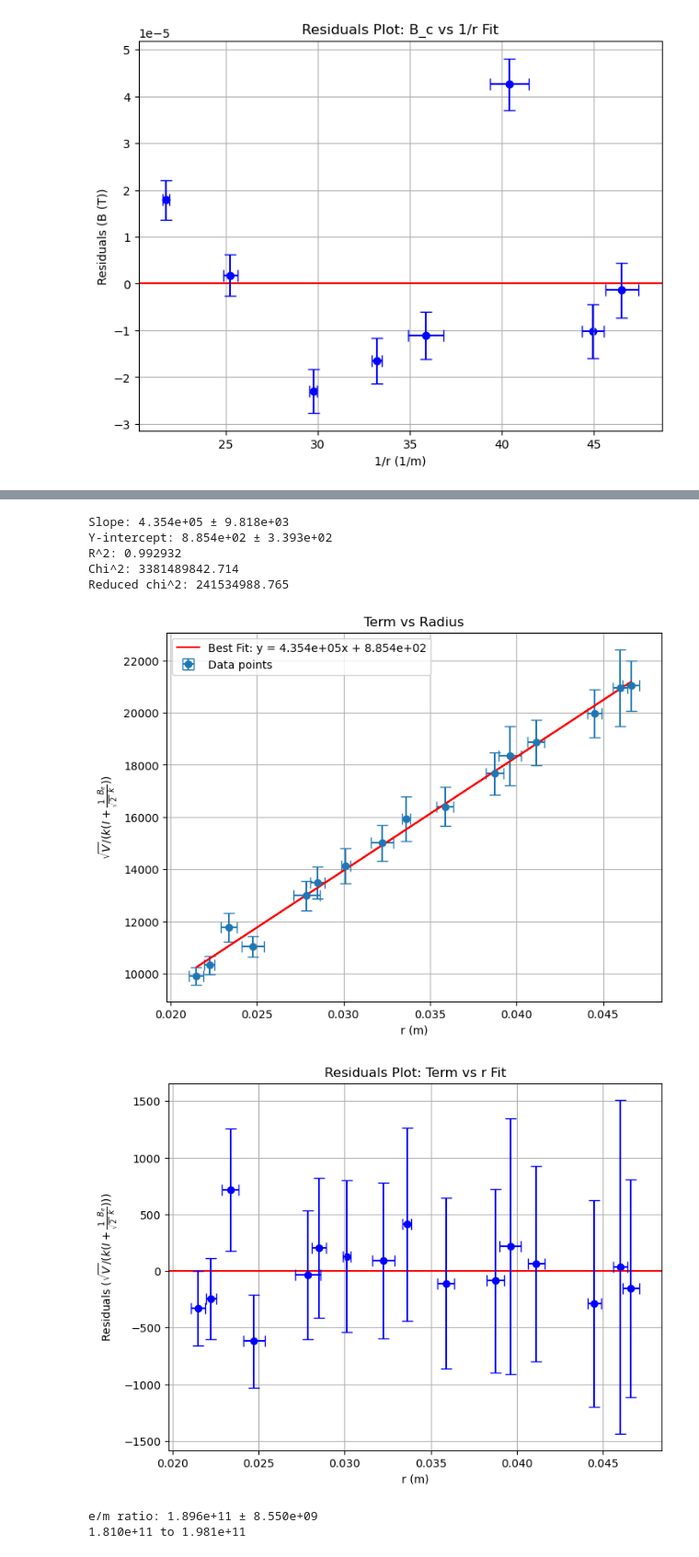
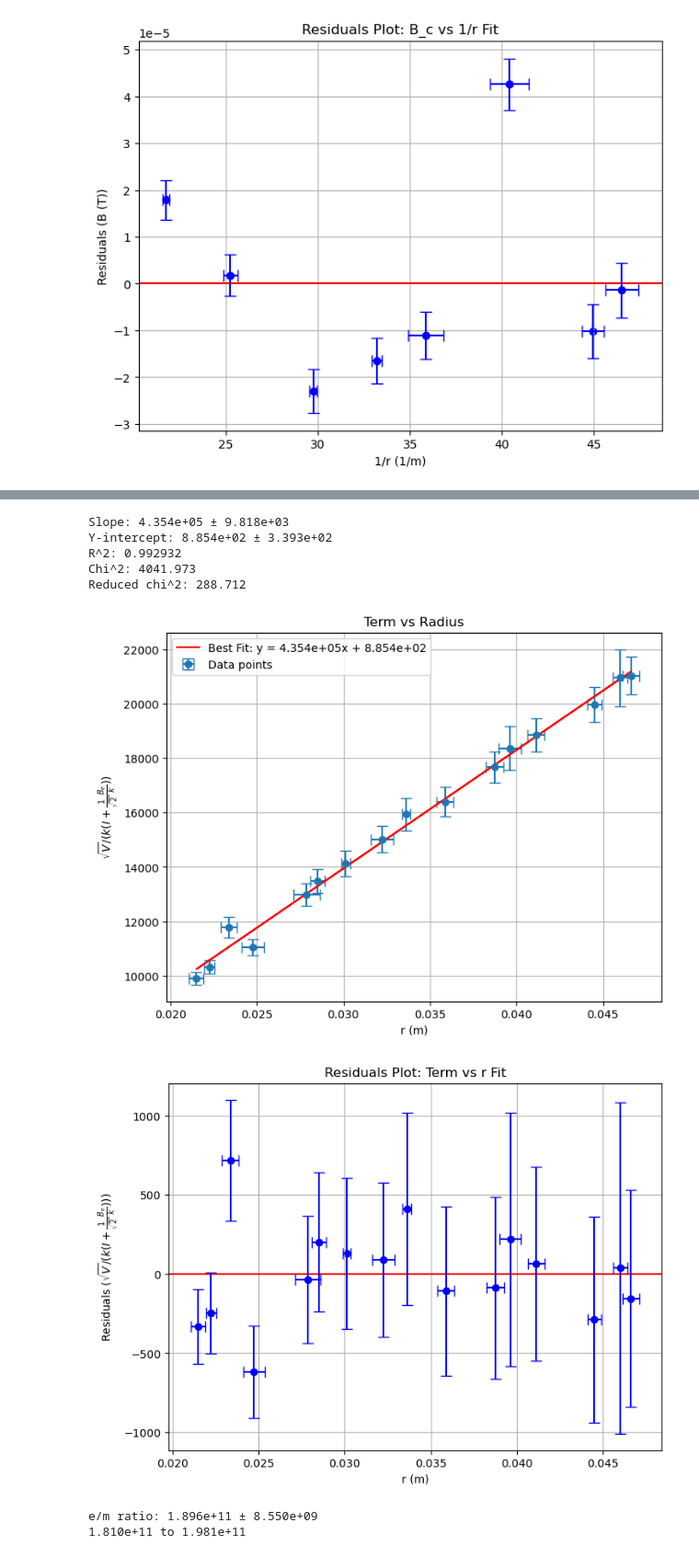
Before and after one commit to Adam-Omarali/engsci, a Jupyter notebook: PHY294/mass_electron/graphs.ipynb, the cells around one changed output, grey strips where cells are left out. Shown at 92% size. Saved outputs shown, nothing was run; the diff lists cells and outputs as text; code cells hidden in the pictures.

```diff
--- a/PHY294/mass_electron/graphs.ipynb
+++ b/PHY294/mass_electron/graphs.ipynb
@@ -191,7 +191,7 @@ I_o_error = B_e / k * np.sqrt((B_e_error / B_e)**2 + (K_ERROR / k)**2)
 
 def func_error(V, I, B_e):
     t = func(V, I, B_e)
-    return np.sqrt((t / 2 / V * V_ERROR)**2 + (t / k * K_ERROR)**2 + (t ** 2 * k / np.sqrt(V) * I_ERROR)**2 + (t**2 * k / np.sqrt(V) * I_o_error)**2)
+    return np.sqrt((t / 2 / V * V_ERROR)**2 + (t / k * K_ERROR)**2 + (t ** 2 * k / np.sqrt(V) * I_ERROR)**2 + (t**2 * k / np.sqrt(2 *V) * I_o_error)**2)
 
 df_all['term'] = df_all.apply(lambda row: func(row['Voltage'], row['Current'], B_e), axis=1)
 df_all['term_error'] = df_all.apply(lambda row: func_error(row['Voltage'], row['Current'], B_e), axis=1)
@@ -223,7 +223,7 @@ df_all
 m, b, m_std, b_std, r_2, chi_2, reduced_chi_2, std_residuals = linear_fit(
     df_all['Mean_Radius'],
     df_all['term'],
-    df_all['Mean_Radius_Error']
+    df_all['term_error']
 )
 
 print(f"Slope: {m:.3e} ± {m_std:.3e}")
@@ -235,37 +235,37 @@ print(f"Reduced chi^2: {reduced_chi_2:.3f}")
 plot(
     df_all['Mean_Radius'],
     df_all['term'],
     df_all['Mean_Radius_Error'],
     df_all['term_error'],
     m, b,
     "Term vs Radius",
     "$\\sqrt{V}/(k(I + \\frac{1}{\\sqrt{2}}\\frac{B_e}{k}))$",
     "r (m)",
     "term_vs_inverse_radius"
 )
 
 residual_plot(
     df_all['Mean_Radius'],
     df_all['term'],
     df_all['Mean_Radius_Error'],
     df_all['term_error'],
     m, b,
     "Term vs r Fit",
     "r (m)",
     "$\\sqrt{V}/(k(I + \\frac{1}{\\sqrt{2}}\\frac{B_e}{k}))$",
     "residuals_term_vs_inverse_radius"
 )
 
 e_m_ratio = m ** 2
 e_m_ratio_error = 2 * m * m_std
 # %% [output]
 Slope: 4.354e+05 ± 9.818e+03
 Y-intercept: 8.854e+02 ± 3.393e+02
 R^2: 0.992932
-Chi^2: 3381489842.714
-Reduced chi^2: 241534988.765
+Chi^2: 4041.973
+Reduced chi^2: 288.712
-[figure, old version]
+[figure, new version]
-[figure, old version]
+[figure, new version]
 # %%
 print(f"e/m ratio: {e_m_ratio:.3e} ± {e_m_ratio_error:.3e}")
 print(f"{e_m_ratio - e_m_ratio_error:.3e} to {e_m_ratio + e_m_ratio_error:.3e}")
```
Also changed, not shown: 2 other files.
